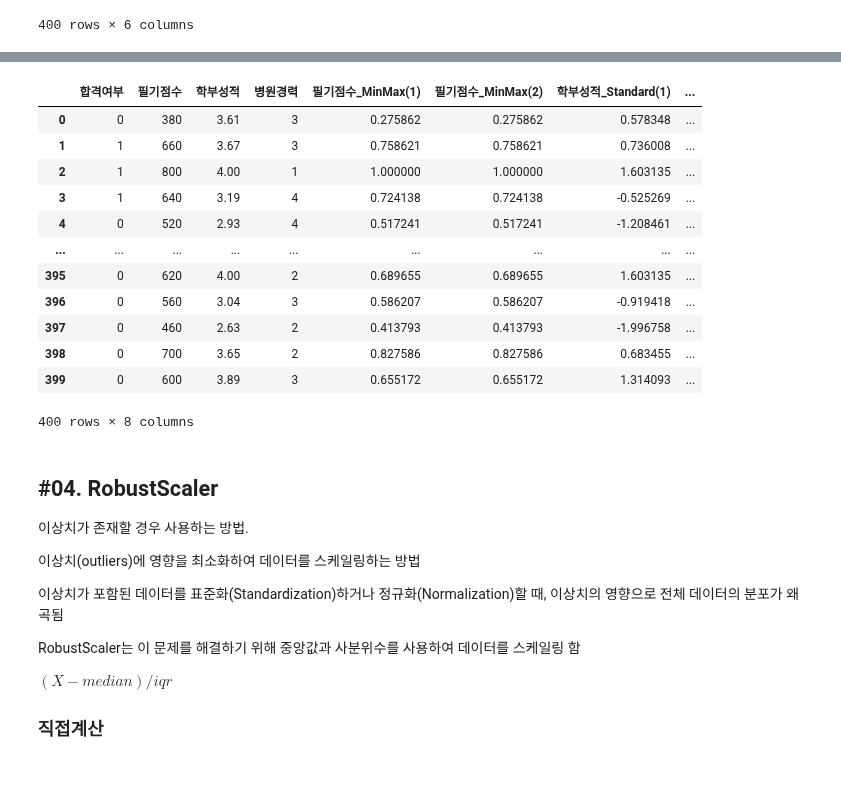
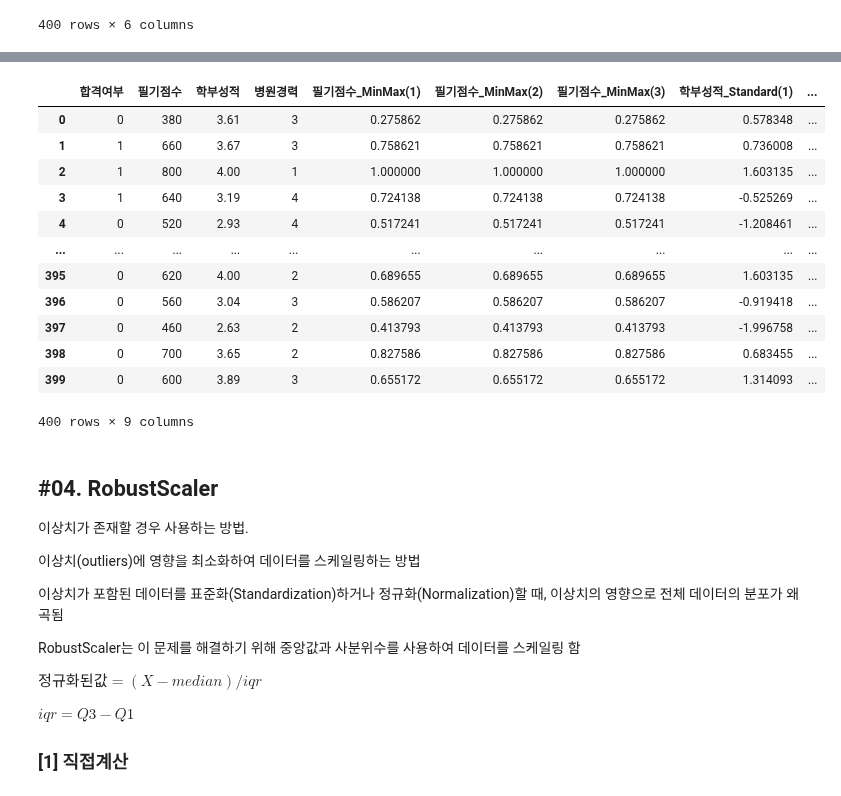
Before and after one commit to hyk2202/megait, a Jupyter notebook: megait/D. 탐색적 데이터 분석/03. 데이터 전처리/12_데이터정규화.ipynb, the cells around one changed output, grey strips where cells are left out. Saved outputs shown, nothing was run; the diff lists cells and outputs as text; code cells hidden in the pictures.

```diff
--- a/megait/D. 탐색적 데이터 분석/03. 데이터 전처리/12_데이터정규화.ipynb
+++ b/megait/D. 탐색적 데이터 분석/03. 데이터 전처리/12_데이터정규화.ipynb
@@ -68,10 +131,10 @@ df
 scaler = MinMaxScaler()
 
 # 표준화를 적용할 필드를 scaler 객체에게 알려준다.
-scaler.fit(df[['필기점수']])
+scaler.fit(n_re)
 
 # 표준화 적용
-df['필기점수_MinMax(2)'] = scaler.transform(df[['필기점수']])
+df['필기점수_MinMax(2)'] = scaler.transform(n_re)
 
 df
 # %% [output]
@@ -90,0 +158,3 @@ df
+# %%
+tmp = df.filter(['필기점수'])
+tmp
@@ -90,0 +177,5 @@ df
+# %%
+scaler = MinMaxScaler()
+scaler.fit(tmp)
+df['필기점수_MinMax(3)'] = scaler.transform(tmp)
+df
@@ -129,0 +271,3 @@ df
+# %%
+n = df['학부성적'].values.reshape(-1, 1)
+n
@@ -130,23 +292,22 @@ df
 # %%
 scaler = StandardScaler()
-#scaler.fit(df[['학부성적']])
-#df['학부성적_Standard(2)'] = scaler.transform(df[['학부성적']])
-df['학부성적_Standard(2)'] = scaler.fit_transform(df[['학부성적']])
+scaler.fit(n)
+df['학부성적_Standard(2)'] = scaler.transform(n)
 df
 # %% [output]
-|  | 합격여부 | 필기점수 | 학부성적 | 병원경력 | 필기점수_MinMax(1) | 필기점수_MinMax(2) | 학부성적_Standard(1) | ... |
-| 0 | 0 | 380 | 3.61 | 3 | 0.275862 | 0.275862 | 0.578348 | ... |
-| 1 | 1 | 660 | 3.67 | 3 | 0.758621 | 0.758621 | 0.736008 | ... |
-| 2 | 1 | 800 | 4.00 | 1 | 1.000000 | 1.000000 | 1.603135 | ... |
-| 3 | 1 | 640 | 3.19 | 4 | 0.724138 | 0.724138 | -0.525269 | ... |
-| 4 | 0 | 520 | 2.93 | 4 | 0.517241 | 0.517241 | -1.208461 | ... |
-| ... | ... | ... | ... | ... | ... | ... | ... | ... |
-| 395 | 0 | 620 | 4.00 | 2 | 0.689655 | 0.689655 | 1.603135 | ... |
-| 396 | 0 | 560 | 3.04 | 3 | 0.586207 | 0.586207 | -0.919418 | ... |
-| 397 | 0 | 460 | 2.63 | 2 | 0.413793 | 0.413793 | -1.996758 | ... |
-| 398 | 0 | 700 | 3.65 | 2 | 0.827586 | 0.827586 | 0.683455 | ... |
-| 399 | 0 | 600 | 3.89 | 3 | 0.655172 | 0.655172 | 1.314093 | ... |
+|  | 합격여부 | 필기점수 | 학부성적 | 병원경력 | 필기점수_MinMax(1) | 필기점수_MinMax(2) | 필기점수_MinMax(3) | 학부성적_Standard(1) | ... |
+| 0 | 0 | 380 | 3.61 | 3 | 0.275862 | 0.275862 | 0.275862 | 0.578348 | ... |
+| 1 | 1 | 660 | 3.67 | 3 | 0.758621 | 0.758621 | 0.758621 | 0.736008 | ... |
+| 2 | 1 | 800 | 4.00 | 1 | 1.000000 | 1.000000 | 1.000000 | 1.603135 | ... |
+| 3 | 1 | 640 | 3.19 | 4 | 0.724138 | 0.724138 | 0.724138 | -0.525269 | ... |
+| 4 | 0 | 520 | 2.93 | 4 | 0.517241 | 0.517241 | 0.517241 | -1.208461 | ... |
+| ... | ... | ... | ... | ... | ... | ... | ... | ... | ... |
+| 395 | 0 | 620 | 4.00 | 2 | 0.689655 | 0.689655 | 0.689655 | 1.603135 | ... |
+| 396 | 0 | 560 | 3.04 | 3 | 0.586207 | 0.586207 | 0.586207 | -0.919418 | ... |
+| 397 | 0 | 460 | 2.63 | 2 | 0.413793 | 0.413793 | 0.413793 | -1.996758 | ... |
+| 398 | 0 | 700 | 3.65 | 2 | 0.827586 | 0.827586 | 0.827586 | 0.683455 | ... |
+| 399 | 0 | 600 | 3.89 | 3 | 0.655172 | 0.655172 | 0.655172 | 1.314093 | ... |
-400 rows × 8 columns
+400 rows × 9 columns
 # %% [markdown]
 ## #04. RobustScaler
 
@@ -158,9 +319,11 @@ df
 
 RobustScaler는 이 문제를 해결하기 위해 중앙값과 사분위수를 사용하여 데이터를 스케일링 함
 
-$ (X - median) / iqr $
+$ 정규화된 값 = (X - median) / iqr $
 
-### 직접계산
+$ iqr = Q3 - Q1 $
+
+### [1] 직접계산
 # %%
 중앙값 = df['병원경력'].median()
 iqr = df['병원경력'].quantile(0.75) - df['병원경력'].quantile(0.25)
```
Also changed, not shown: parts of 29 cells of this notebook, 2 other files.
